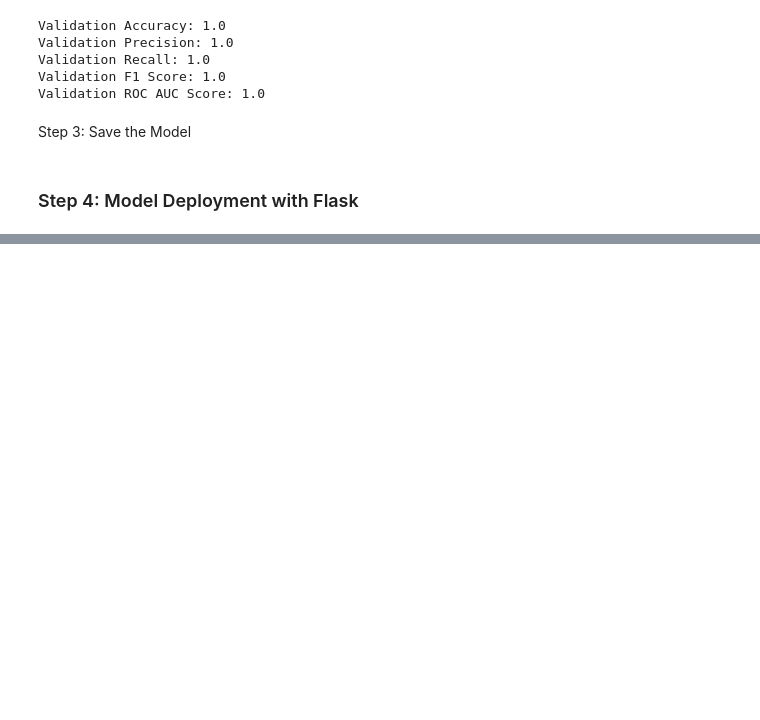
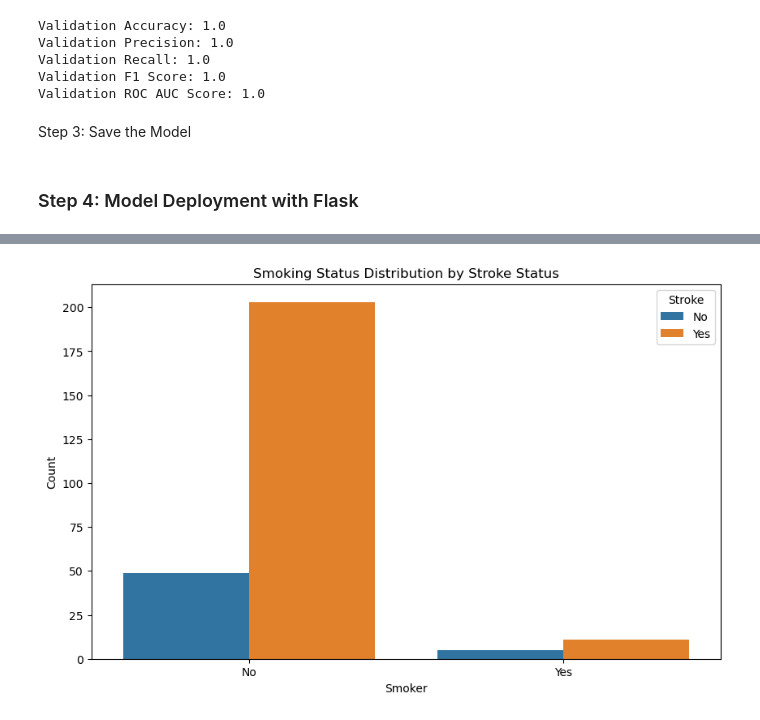
Before and after one commit to Roddiyyat/Final-Year-Stroke-Prediction-Project-, a Jupyter notebook: Final Year Project Data Analysis.ipynb, the cells around one changed output, grey strips where cells are left out. Cells and saved outputs as stored; diff of their text form; code cells hidden in the pictures; blank space fills up the shorter version.

```diff
--- a/Final Year Project Data Analysis.ipynb
+++ b/Final Year Project Data Analysis.ipynb
@@ -699,0 +738,11 @@ Press CTRL+C to quit
+# %%
+# Smoking Status Visualization
+plt.figure(figsize=(10, 6))
+sns.countplot(data=data, x='Smoker', hue='Stroke')
+plt.title('Smoking Status Distribution by Stroke Status')
+plt.xlabel('Smoker')
+plt.ylabel('Count')
+plt.legend(title='Stroke', labels=['No', 'Yes'])
+plt.show()
+# %% [output]
+[figure, added]
```
Also changed, not shown: parts of 10 cells of this notebook.
